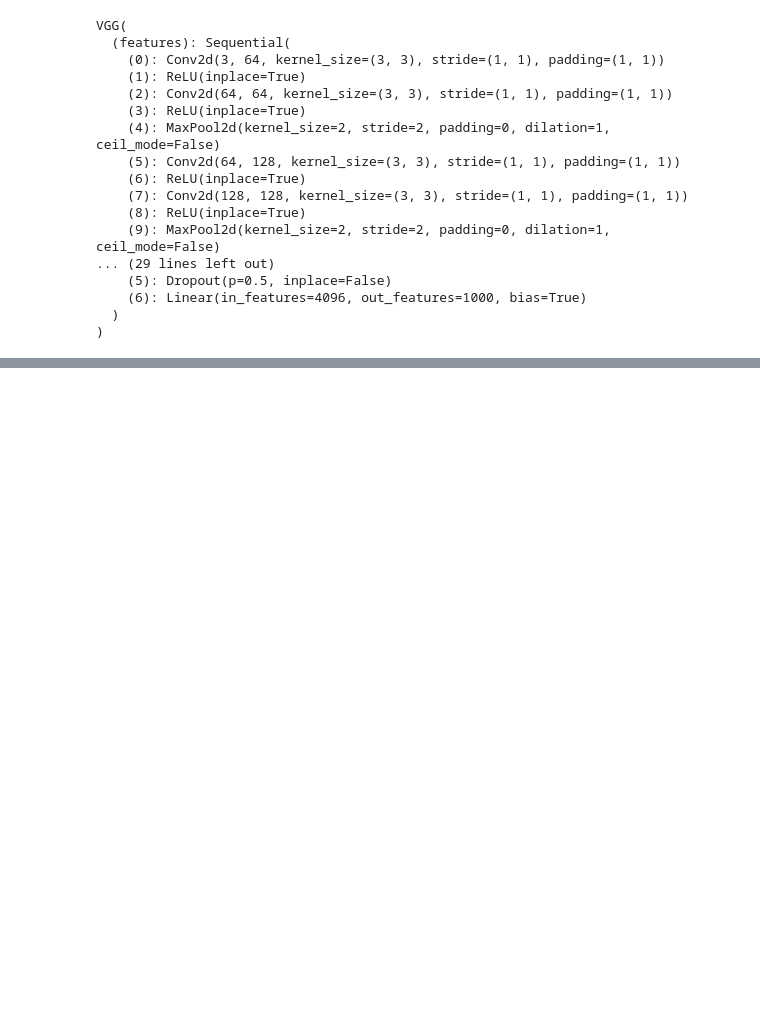
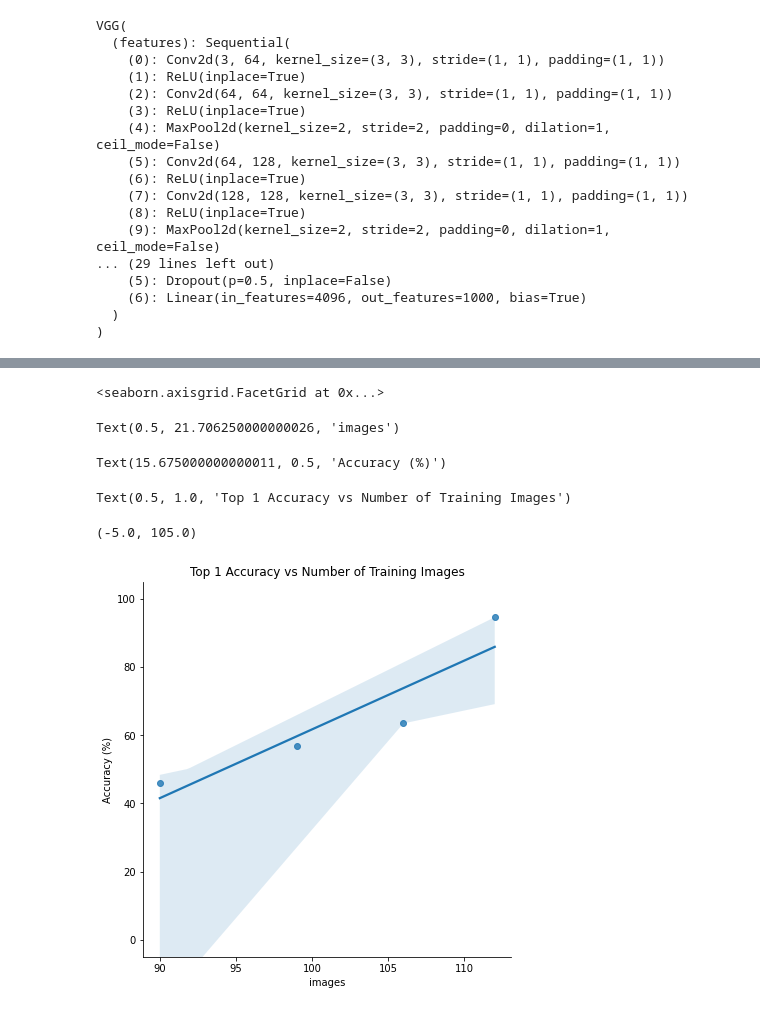
Before and after one commit to MinhaoZhu/MLProject, a Jupyter notebook: VGG16_Transfer_Learning.ipynb, the cells around one changed output, grey strips where cells are left out. Drawn from its saved outputs; the diff is of its cells as text; code cells hidden in the pictures; blank space fills up the shorter version.

```diff
--- a/VGG16_Transfer_Learning.ipynb
+++ b/VGG16_Transfer_Learning.ipynb
@@ -720,0 +776,23 @@ optimizer = optim.Adam(model.parameters())
+# %%
+def accuracy(output, target, topk=(1, )):
+    """Compute the topk accuracy(s)"""
+    # print(output, target)
+    with torch.no_grad():
+        maxk = max(topk)
+        batch_size = target.size(0)
+
+        # Find the predicted classes and transpose
+        _, pred = output.topk(k=maxk, dim=1, largest=True, sorted=True)
+        pred = pred.t()
+
+        # Determine predictions equal to the targets
+        correct = pred.eq(target.view(1, -1).expand_as(pred))
+
+
+        res = []
+
+        # For each k, find the percentage of correct
+        for k in topk:
+            correct_k = correct[:k].view(-1).float().sum(0, keepdim=True)
+            res.append(correct_k.mul_(100.0 / batch_size).item())
+        return res
@@ -720,0 +921,5 @@ optimizer = optim.Adam(model.parameters())
+# %%
+criterion = nn.NLLLoss()
+# Evaluate the model on all the training data
+results = evaluate(model, dataloaders['test'], criterion)
+results
@@ -720,0 +932,18 @@ optimizer = optim.Adam(model.parameters())
+# %%
+results = results.merge(cat_df, left_on='class', right_on='category').\
+    drop(columns=['category'])
+
+# Plot using seaborn
+sns.lmplot(
+    y='top1', x='n_train', data=results, height=6)
+plt.xlabel('images')
+plt.ylabel('Accuracy (%)')
+plt.title('Top 1 Accuracy vs Number of Training Images')
+plt.ylim(-5, 105)
+# %% [output]
+<seaborn.axisgrid.FacetGrid at 0x...>
+Text(0.5, 21.706250000000026, 'images')
+Text(15.675000000000011, 0.5, 'Accuracy (%)')
+Text(0.5, 1.0, 'Top 1 Accuracy vs Number of Training Images')
+(-5.0, 105.0)
+[figure, added]
```
Also changed, not shown: parts of 39 cells of this notebook.
